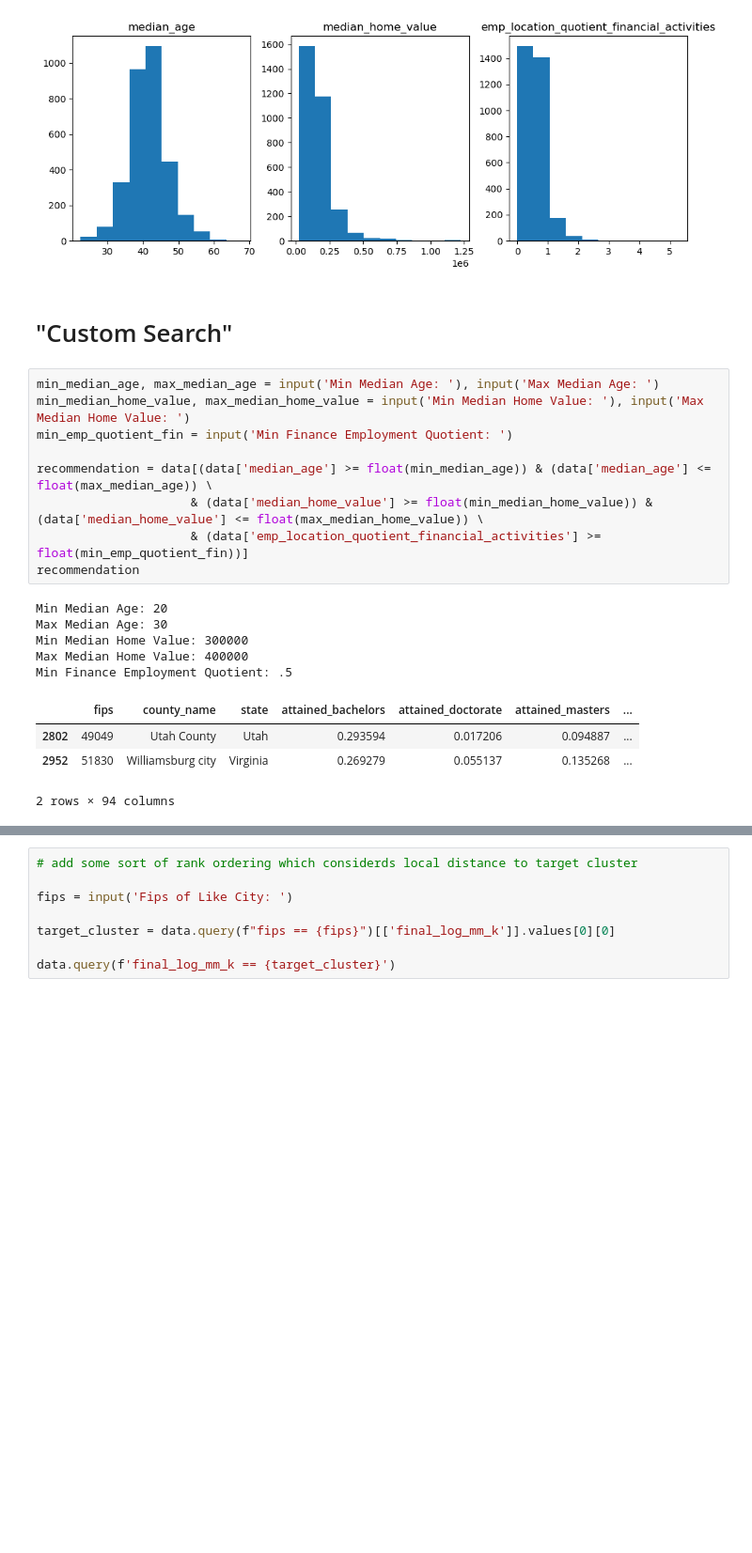
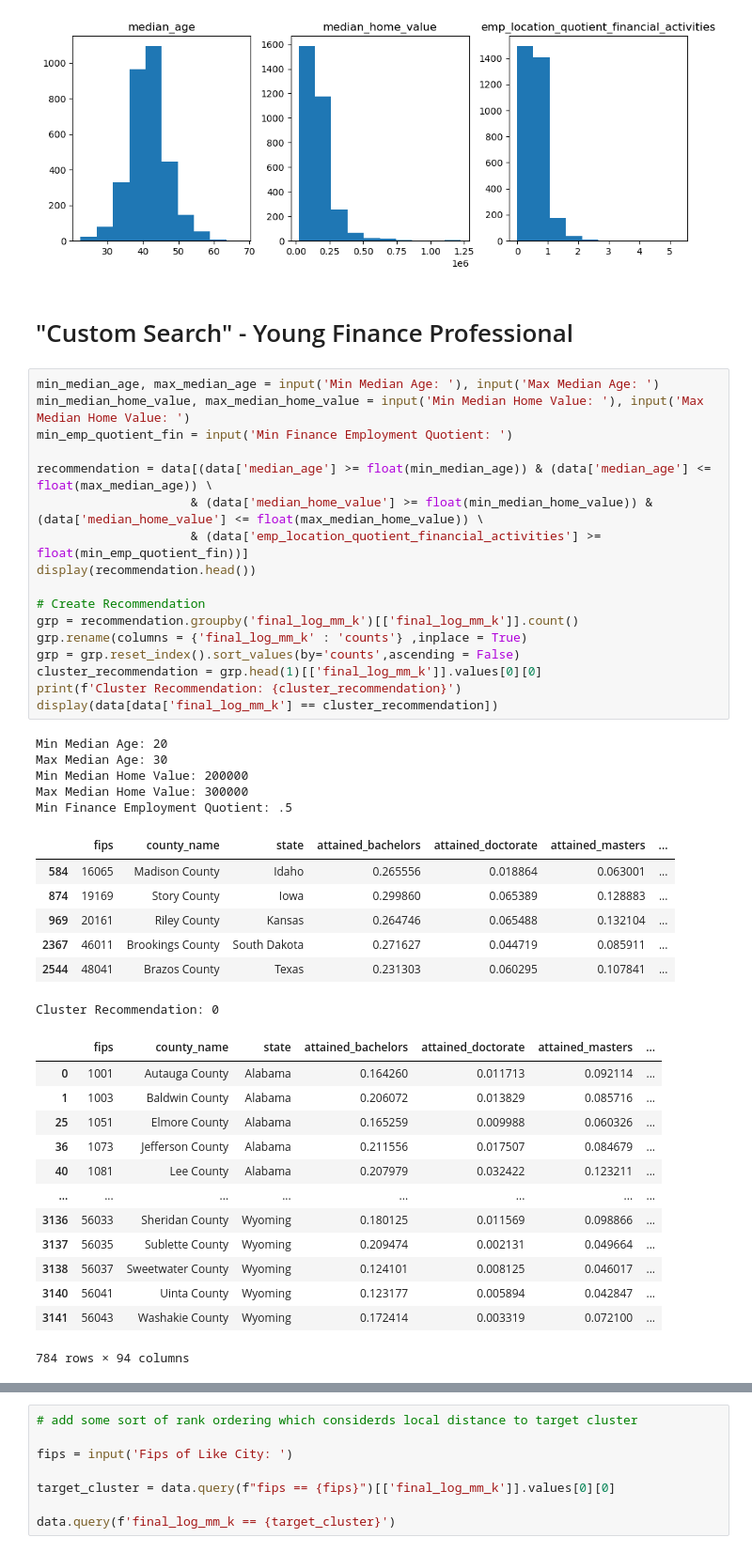
Before and after one commit to RyanZimmermanNWU/Northwestern-MSDS-Capstone-2023, a Jupyter notebook: Scripts/e. Cluster Implementation Example.ipynb, the cells around one changed output, grey strips where cells are left out. Shown: that part at 94% size. Cells and saved outputs as stored; diff of their text form; blank space fills up the shorter version.

```diff
--- a/Scripts/e. Cluster Implementation Example.ipynb
+++ b/Scripts/e. Cluster Implementation Example.ipynb
@@ -49,23 +49,47 @@ data.groupby('final_log_mm_k')[['median_age','median_home_value','emp_location_q
 | 4 | 841.0 | 41.386920 | 5.698163 | 23.6 | 38.2 | 41.3 | 44.600 | 60.5 | 840.0 | ... |
 [figure]
 # %% [markdown]
-# "Custom Search"
+# "Custom Search" - Young Finance Professional
 # %%
 min_median_age, max_median_age = input('Min Median Age: '), input('Max Median Age: ')
 min_median_home_value, max_median_home_value = input('Min Median Home Value: '), input('Max Median Home Value: ')
 min_emp_quotient_fin = input('Min Finance Employment Quotient: ')
 
 recommendation = data[(data['median_age'] >= float(min_median_age)) & (data['median_age'] <= float(max_median_age)) \
                      & (data['median_home_value'] >= float(min_median_home_value)) & (data['median_home_value'] <= float(max_median_home_value)) \
                      & (data['emp_location_quotient_financial_activities'] >= float(min_emp_quotient_fin))]
-recommendation
+display(recommendation.head())
+
+# Create Recommendation
+grp = recommendation.groupby('final_log_mm_k')[['final_log_mm_k']].count()
+grp.rename(columns = {'final_log_mm_k' : 'counts'} ,inplace = True)
+grp = grp.reset_index().sort_values(by='counts',ascending = False)
+cluster_recommendation = grp.head(1)[['final_log_mm_k']].values[0][0]
+print(f'Cluster Recommendation: {cluster_recommendation}')
+display(data[data['final_log_mm_k'] == cluster_recommendation])
 # %% [output]
 Min Median Age: 20
 Max Median Age: 30
-Min Median Home Value: 300000
-Max Median Home Value: 400000
+Min Median Home Value: 200000
+Max Median Home Value: 300000
 Min Finance Employment Quotient: .5
 |  | fips | county_name | state | attained_bachelors | attained_doctorate | attained_masters | ... |
-| 2802 | 49049 | Utah County | Utah | 0.293594 | 0.017206 | 0.094887 | ... |
-| 2952 | 51830 | Williamsburg city | Virginia | 0.269279 | 0.055137 | 0.135268 | ... |
+| 584 | 16065 | Madison County | Idaho | 0.265556 | 0.018864 | 0.063001 | ... |
+| 874 | 19169 | Story County | Iowa | 0.299860 | 0.065389 | 0.128883 | ... |
+| 969 | 20161 | Riley County | Kansas | 0.264746 | 0.065488 | 0.132104 | ... |
+| 2367 | 46011 | Brookings County | South Dakota | 0.271627 | 0.044719 | 0.085911 | ... |
+| 2544 | 48041 | Brazos County | Texas | 0.231303 | 0.060295 | 0.107841 | ... |
-2 rows × 94 columns
+Cluster Recommendation: 0
+|  | fips | county_name | state | attained_bachelors | attained_doctorate | attained_masters | ... |
+| 0 | 1001 | Autauga County | Alabama | 0.164260 | 0.011713 | 0.092114 | ... |
+| 1 | 1003 | Baldwin County | Alabama | 0.206072 | 0.013829 | 0.085716 | ... |
+| 25 | 1051 | Elmore County | Alabama | 0.165259 | 0.009988 | 0.060326 | ... |
+| 36 | 1073 | Jefferson County | Alabama | 0.211556 | 0.017507 | 0.084679 | ... |
+| 40 | 1081 | Lee County | Alabama | 0.207979 | 0.032422 | 0.123211 | ... |
+| ... | ... | ... | ... | ... | ... | ... | ... |
+| 3136 | 56033 | Sheridan County | Wyoming | 0.180125 | 0.011569 | 0.098866 | ... |
+| 3137 | 56035 | Sublette County | Wyoming | 0.209474 | 0.002131 | 0.049664 | ... |
+| 3138 | 56037 | Sweetwater County | Wyoming | 0.124101 | 0.008125 | 0.046017 | ... |
+| 3140 | 56041 | Uinta County | Wyoming | 0.123177 | 0.005894 | 0.042847 | ... |
+| 3141 | 56043 | Washakie County | Wyoming | 0.172414 | 0.003319 | 0.072100 | ... |
+784 rows × 94 columns
```
Also changed, not shown: parts of 7 cells of this notebook.
